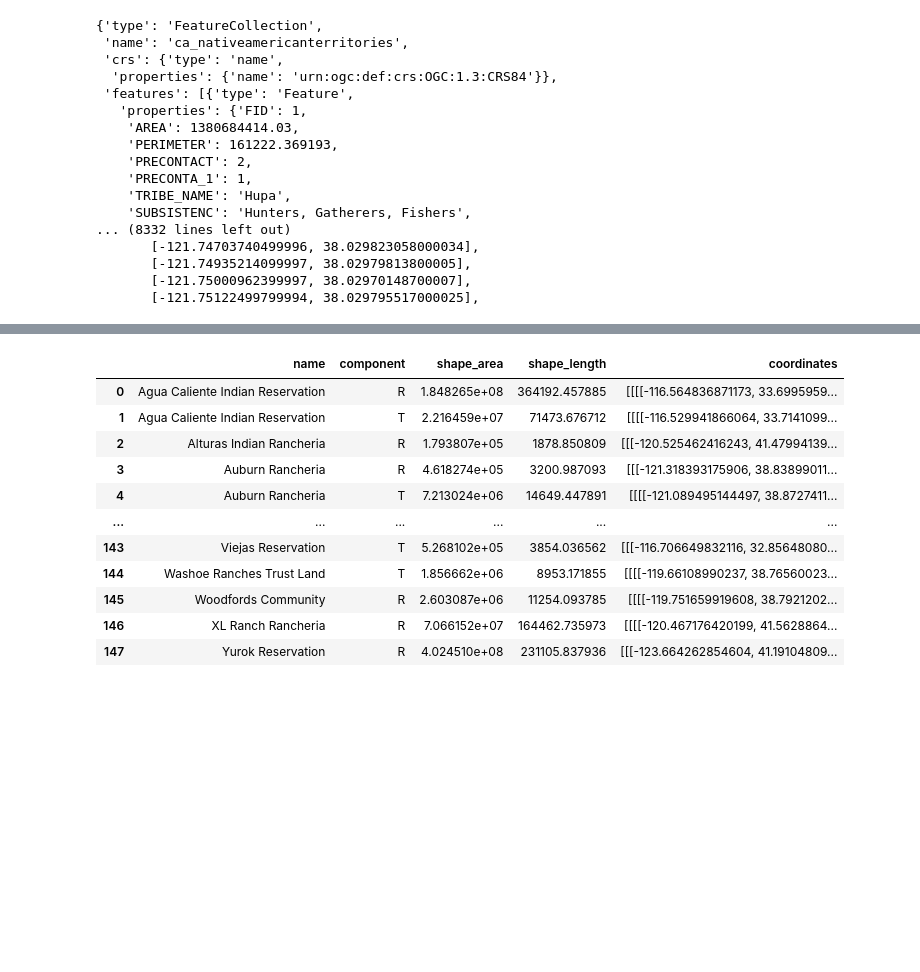
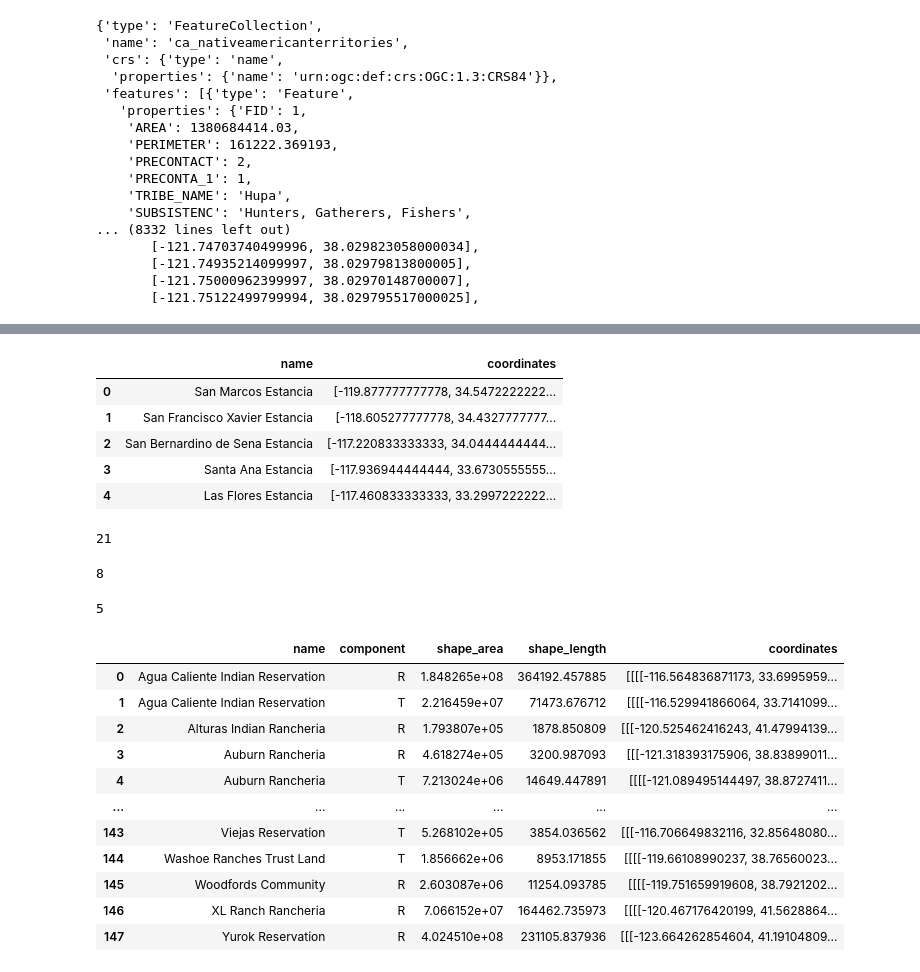
Before and after one commit to Project-3-EDA-ETL-API-Visualizations/project_home, a Jupyter notebook: notebook.ipynb, the cells around one changed output, grey strips where cells are left out. Saved outputs shown, nothing was run; the diff lists cells and outputs as text; code cells hidden in the pictures; blank space fills up the shorter version.

```diff
--- a/notebook.ipynb
+++ b/notebook.ipynb
@@ -58,0 +149,4 @@ historical_data
+# %%
+# import Estancias geoJSON
+with open('Resources/Estancias.geojson') as f:
+    estancias_data=json.load(f)
@@ -58,0 +173,14 @@ historical_data
+# %%
+#create estancias_df
+estancias_df = pd.DataFrame({
+    "name": [feature["properties"]["Name"] for feature in estancias_data["features"]],
+    "coordinates": [feature["geometry"]["coordinates"] for feature in estancias_data["features"]]
+})
+estancias_df
+# %% [output]
+|  | name | coordinates |
+| 0 | San Marcos Estancia | [-119.877777777778, 34.5472222222... |
+| 1 | San Francisco Xavier Estancia | [-118.605277777778, 34.4327777777... |
+| 2 | San Bernardino de Sena Estancia | [-117.220833333333, 34.0444444444... |
+| 3 | Santa Ana Estancia | [-117.936944444444, 33.6730555555... |
+| 4 | Las Flores Estancia | [-117.460833333333, 33.2997222222... |
@@ -59,3 +192,21 @@ historical_data
+# %%
+# create sqlite for missions
+engine=create_engine('sqlite:///data/missions_data.sqlite')
+missions_df.to_sql('missions_df', con=engine, index=False)
+# %% [output]
+21
+# %%
+# create sqlite for asistencias
+engine=create_engine('sqlite:///data/asistencias_data.sqlite')
+asistencias_df.to_sql('asistencias_df', con=engine, index=False)
+# %% [output]
+8
+# %%
+#create sqlite for estancias
+engine=create_engine('sqlite:///data/estancias_data.sqlite')
+estancias_df.to_sql('estancias_df', con=engine, index=False)
+# %% [output]
+5
 # %%
 # create federal df
 federal_df = pd.DataFrame({
```
Also changed, not shown: parts of 8 cells of this notebook, 10 other files.
